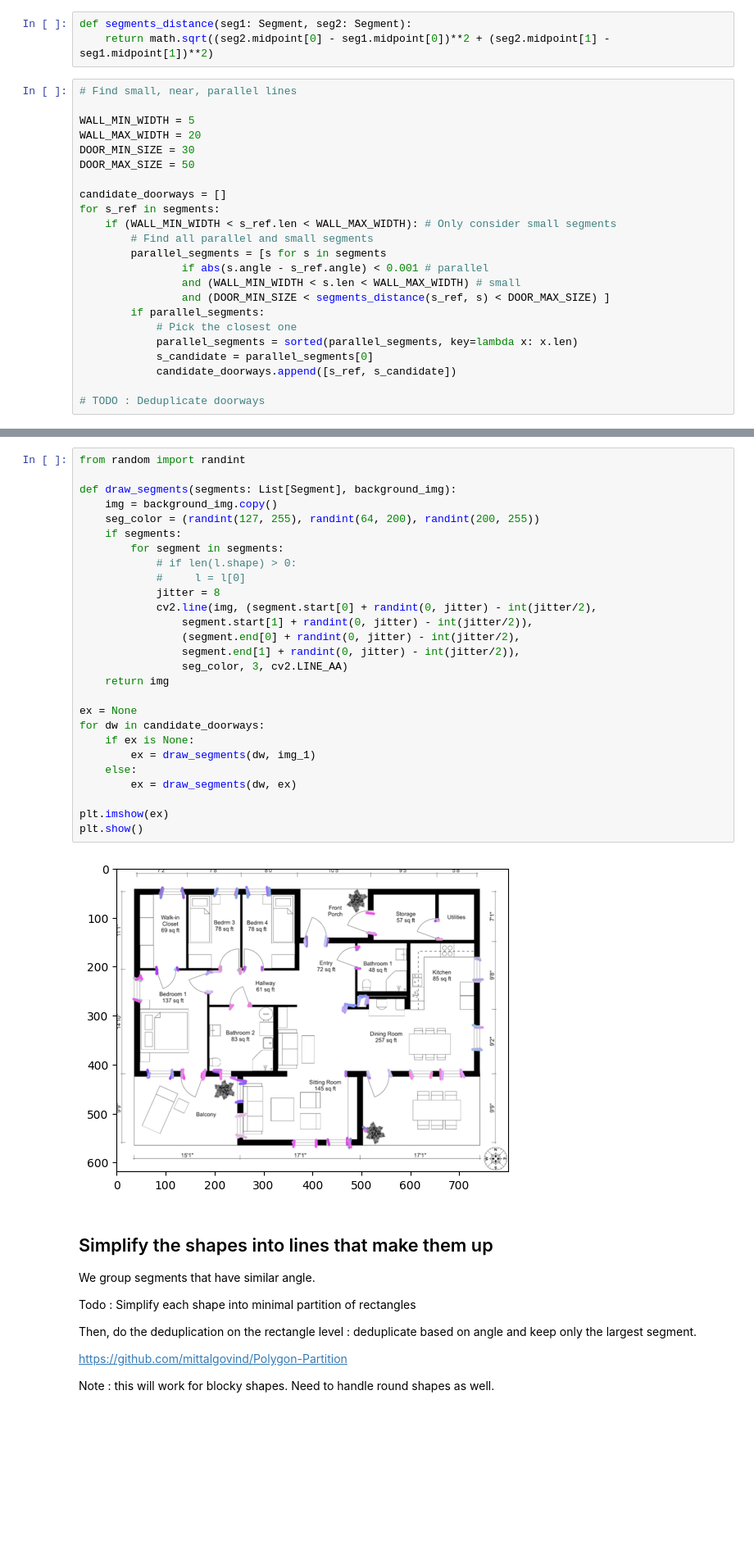
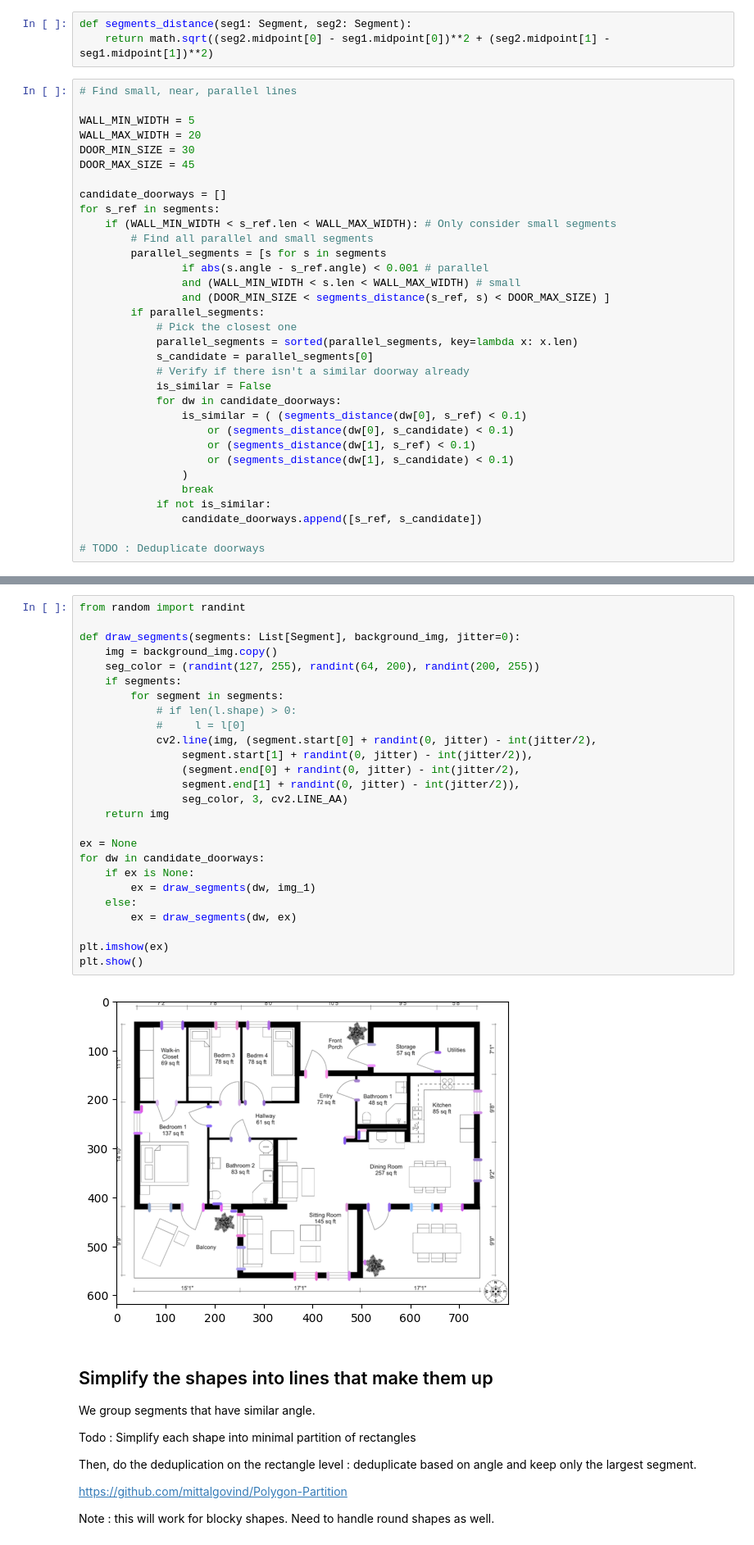
Before and after one commit to oulianov/plan2svg, a Jupyter notebook: notebook.ipynb, the cells around one changed output, grey strips where cells are left out. Shown at 82% size. Cells and saved outputs as stored; diff of their text form; blank space fills up the shorter version.

Commit message:
Deduplicate doorways

```diff
--- a/notebook.ipynb
+++ b/notebook.ipynb
@@ -265,7 +265,7 @@ def segments_distance(seg1: Segment, seg2: Segment):
 WALL_MIN_WIDTH = 5
 WALL_MAX_WIDTH = 20
 DOOR_MIN_SIZE = 30
-DOOR_MAX_SIZE = 50
+DOOR_MAX_SIZE = 45
 
 candidate_doorways = []
 for s_ref in segments:
@@ -279,6 +279,16 @@ for s_ref in segments:
             # Pick the closest one
             parallel_segments = sorted(parallel_segments, key=lambda x: x.len)
             s_candidate = parallel_segments[0]
-            candidate_doorways.append([s_ref, s_candidate])
+            # Verify if there isn't a similar doorway already
+            is_similar = False
+            for dw in candidate_doorways:
+                is_similar = ( (segments_distance(dw[0], s_ref) < 0.1)
+                    or (segments_distance(dw[0], s_candidate) < 0.1)
+                    or (segments_distance(dw[1], s_ref) < 0.1)
+                    or (segments_distance(dw[1], s_candidate) < 0.1)
+                )
+                break
+            if not is_similar:
+                candidate_doorways.append([s_ref, s_candidate])
 
 # TODO : Deduplicate doorways
@@ -287,32 +295,31 @@ TypeError: unhashable type: 'list'
 # %%
 from random import randint
 
-def draw_segments(segments: List[Segment], background_img):
+def draw_segments(segments: List[Segment], background_img, jitter=0):
     img = background_img.copy()
     seg_color = (randint(127, 255), randint(64, 200), randint(200, 255))
     if segments:
         for segment in segments:
             # if len(l.shape) > 0:
             #     l = l[0]
-            jitter = 8
             cv2.line(img, (segment.start[0] + randint(0, jitter) - int(jitter/2),
                 segment.start[1] + randint(0, jitter) - int(jitter/2)),
                 (segment.end[0] + randint(0, jitter) - int(jitter/2),
                 segment.end[1] + randint(0, jitter) - int(jitter/2)),
                 seg_color, 3, cv2.LINE_AA)
     return img
 
 ex = None
 for dw in candidate_doorways:
     if ex is None:
         ex = draw_segments(dw, img_1)
     else:
         ex = draw_segments(dw, ex)
 
 plt.imshow(ex)
 plt.show()
 # %% [output]
-[figure, old version]
+[figure, new version]
 # %% [markdown]
 ## Simplify the shapes into lines that make them up
 
```
Also changed, not shown: parts of 1 cell of this notebook.
